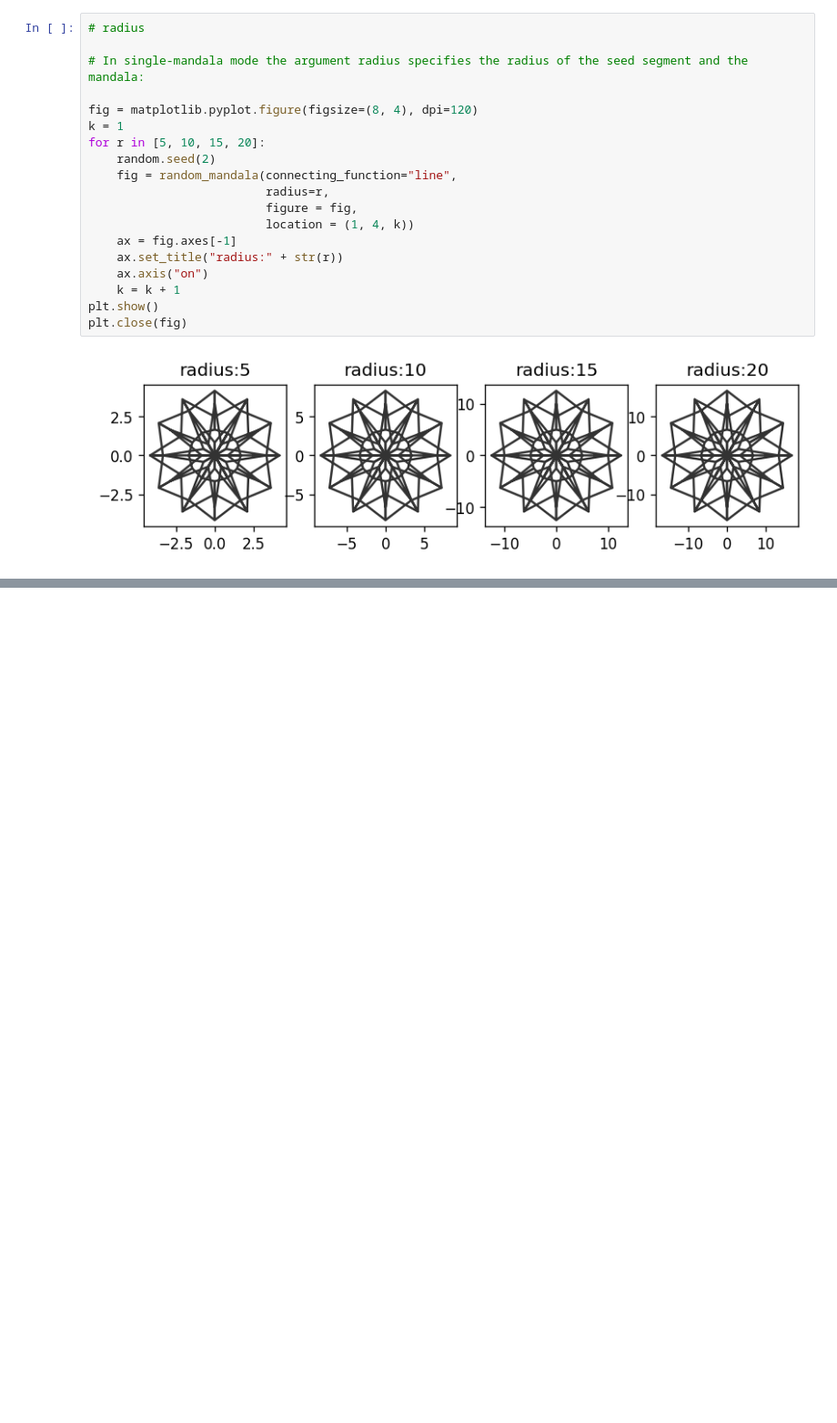
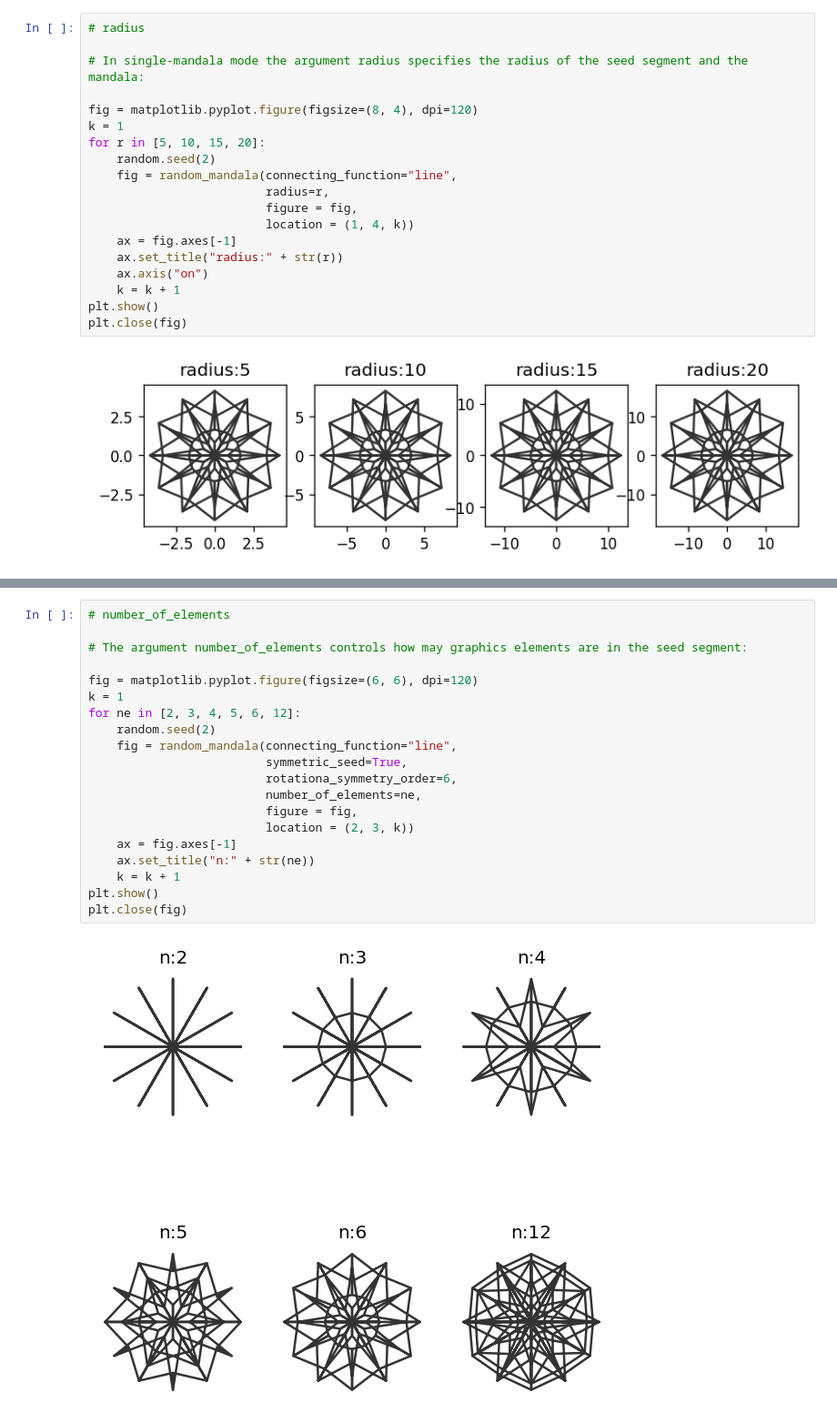
Before and after one commit to pain459/mandalaart, a Jupyter notebook: random_mandala_test.ipynb, the cells around one changed output, grey strips where cells are left out. Shown at 91% size. Drawn from its saved outputs; the diff is of its cells as text; blank space fills up the shorter version.

```diff
--- a/random_mandala_test.ipynb
+++ b/random_mandala_test.ipynb
@@ -71,0 +101,22 @@ plt.close(fig)
+# %%
+# number_of_elements
+
+# The argument number_of_elements controls how may graphics elements are in the seed segment:
+
+fig = matplotlib.pyplot.figure(figsize=(6, 6), dpi=120)
+k = 1
+for ne in [2, 3, 4, 5, 6, 12]:
+    random.seed(2)
+    fig = random_mandala(connecting_function="line",
+                         symmetric_seed=True,
+                         rotationa_symmetry_order=6,
+                         number_of_elements=ne,
+                         figure = fig,
+                         location = (2, 3, k))
+    ax = fig.axes[-1]
+    ax.set_title("n:" + str(ne))
+    k = k + 1
+plt.show()
+plt.close(fig)
+# %% [output]
+[figure, added]
```
Also changed, not shown: parts of 2 cells of this notebook.
